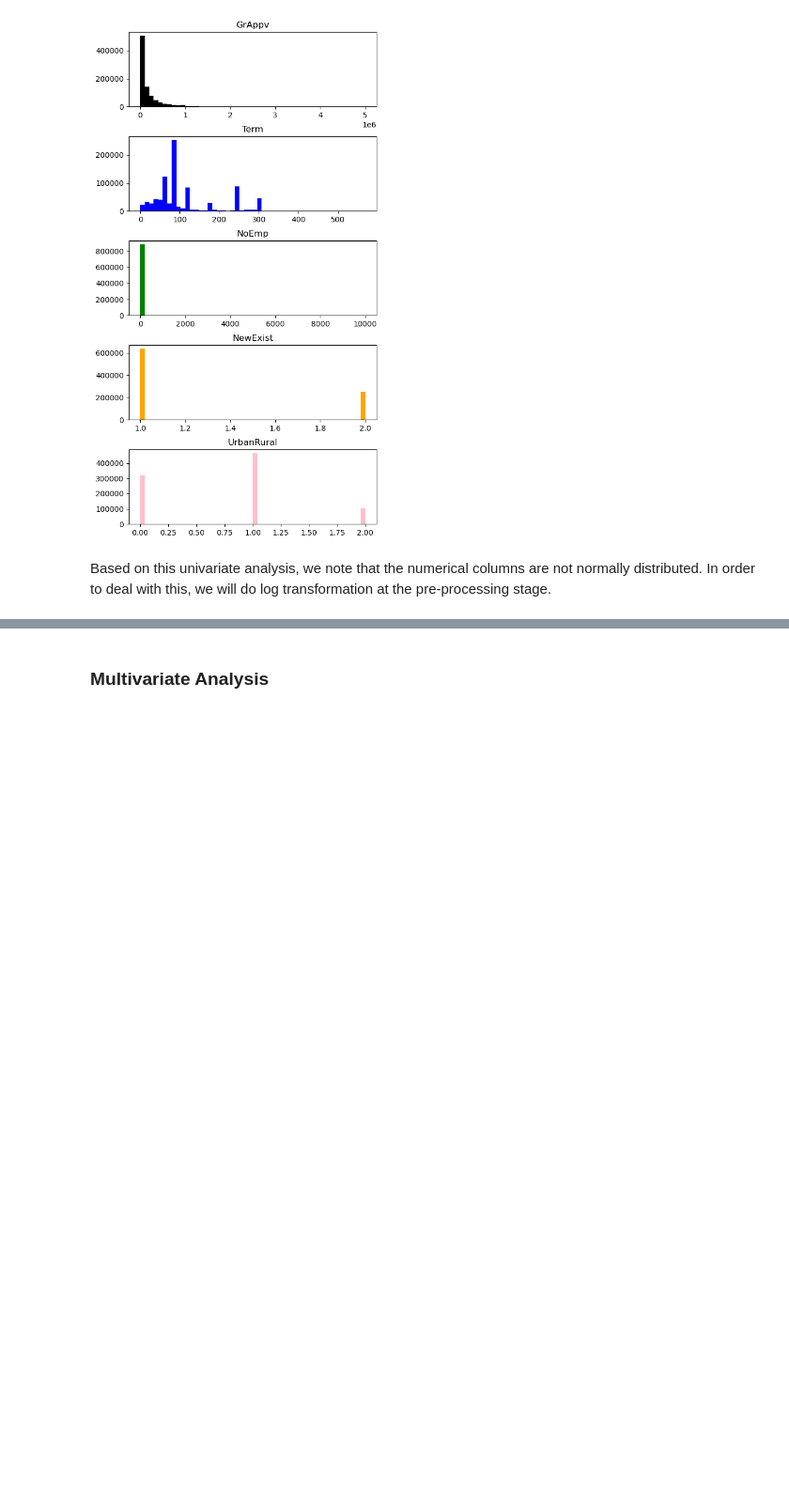
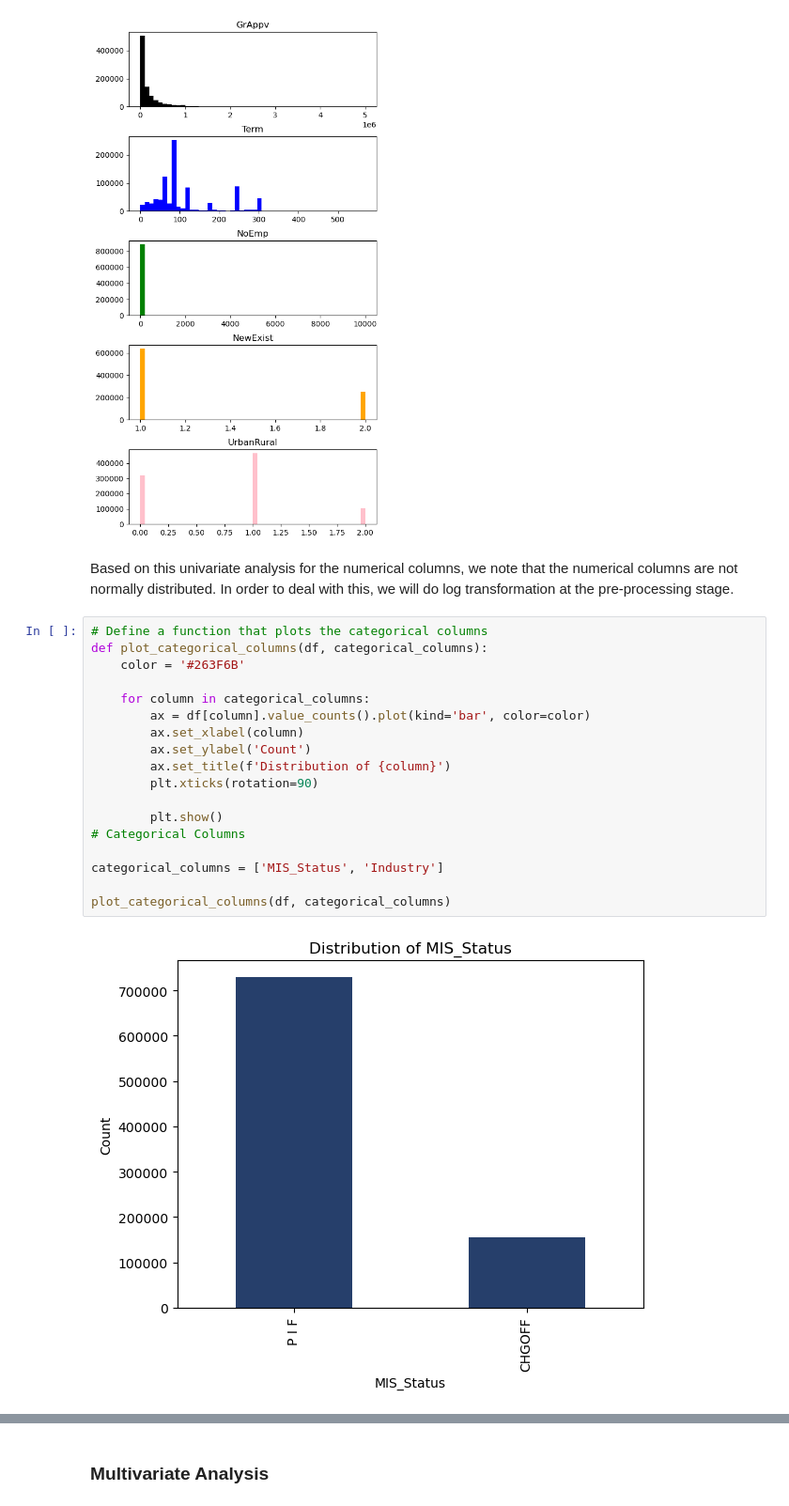
Before and after one commit to LynneMutwiri/Credit_Worthiness_of_Small_Businesses, a Jupyter notebook: SBA.ipynb, the cells around one changed output, grey strips where cells are left out. Shown: that part at 94% size. Drawn from its saved outputs; the diff is of its cells as text; blank space fills up the shorter version.

```diff
--- a/SBA.ipynb
+++ b/SBA.ipynb
@@ -401,4 +401,24 @@ plot_histograms(df,numeric_columns)
 # %% [output]
 [figure]
 # %% [markdown]
-Based on this univariate analysis, we note that the numerical columns are not normally distributed. In order to deal with this, we will do log transformation at the pre-processing stage.
+Based on this univariate analysis for the numerical columns, we note that the numerical columns are not normally distributed. In order to deal with this, we will do log transformation at the pre-processing stage.
+# %%
+# Define a function that plots the categorical columns
+def plot_categorical_columns(df, categorical_columns):
+    color = '#263F6B'
+
+    for column in categorical_columns:
+        ax = df[column].value_counts().plot(kind='bar', color=color)
+        ax.set_xlabel(column)
+        ax.set_ylabel('Count')
+        ax.set_title(f'Distribution of {column}')
+        plt.xticks(rotation=90)
+
+        plt.show()
+# Categorical Columns
+
+categorical_columns = ['MIS_Status', 'Industry']
+
+plot_categorical_columns(df, categorical_columns)
+# %% [output]
+[figure, added]
```
Also changed, not shown: parts of 3 cells of this notebook, 2 other files.
